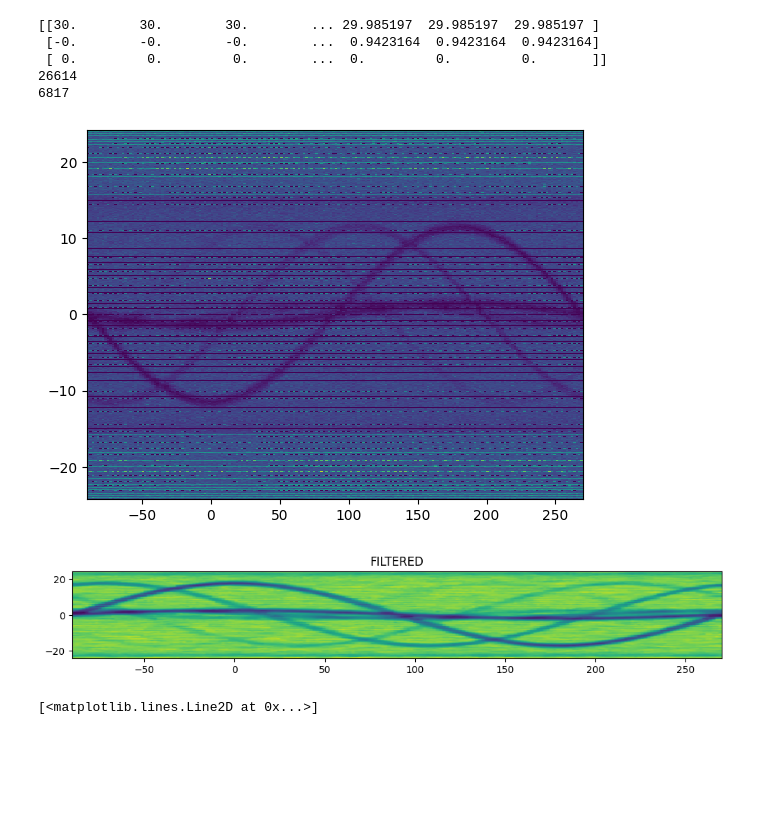
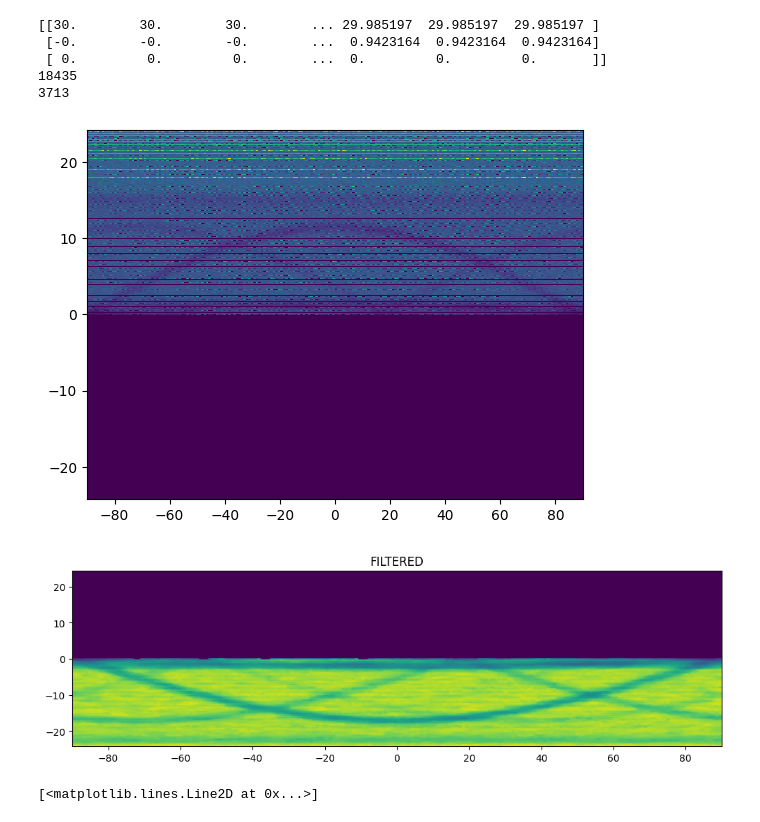
Before and after one commit to crispim-enc/Infinity-Tomographic-Reconstruction, a Jupyter notebook: examples/SinogramTest.ipynb, the cells around one changed output. Cells and saved outputs as stored; diff of their text form; code cells hidden in the pictures; blank space fills up the shorter version.

```diff
--- a/examples/SinogramTest.ipynb
+++ b/examples/SinogramTest.ipynb
@@ -61,44 +63,44 @@ plt.hist2d(listModeBody_read["AXIAL_MOTOR"], listModeBody_read["FAN_MOTOR"], bin
 # %%
 print(geometry._originSystemWK)
-midpointFace = (geometry._verticesB[:,3] + geometry._verticesB[:,7]) / 2
+midpointFace = (geometry._verticesB[:,7] + geometry._verticesB[:,0]) / 2
 analytical=AnalyticalReconstruction(initial_points=geometry.sourceCenter, end_points=geometry.centerFace, rebinning="reb")
 number_bins_s =len(np.unique(analytical.sinoClass.s))
 
 
 number_bins_phi =len(np.unique(analytical.sinoClass.phi))
 print(number_bins_phi)
 print(number_bins_s)
-sino=analytical.sinoClass.projected_sinogram(bins_x=200, bins_y=480, rebining_x=1, rebining_y=1)
+sino=analytical.sinoClass.projected_sinogram(bins_x=200, bins_y=481, rebining_x=1, rebining_y=1)
 sino_filtered = median_filter(sino[0], 5)
 sino_filtered = sino_filtered[:,80:-80]
 analytical.FBP2D()
 
 plt.figure(figsize=(12,6))
 plt.title("FILTERED")
 
 plt.imshow(sino_filtered.T, extent=[sino[1].min(), sino[1].max(), sino[2].min(), sino[2].max()])
 #sino_new=sino[0].T
 #sino_new=sino_new[9:51,:]
 #k=0.25*np.ones([3,3])
 #sino_new=signal.convolve(sino[0].T,k,mode='same',)
 #im=iradon(sino[0].T, theta=sino[1][:-1], circle=True,
 #       filter_name="ramp",
 #       output_size=int(sino[0].shape[1]))
 
 # im=iradon_sart(sino[0].T, theta=sino[1][:-1])
 # im=analytical.im
 theta = np.arange(0,360,1.8)
 im=iradon(sino_filtered.T, theta=theta, circle=True,
        filter_name="ramp",
        output_size=int(np.ceil(sino[0].shape[1]*0.7)))
 # %% [output]
 [[30.        30.        30.        ... 29.985197  29.985197  29.985197 ]
  [-0.        -0.        -0.        ...  0.9423164  0.9423164  0.9423164]
  [ 0.         0.         0.        ...  0.         0.         0.       ]]
-26614
-6817
+18435
+3713
-[figure, old version]
+[figure, new version]
-[figure, old version]
+[figure, new version]
 # %%
 plt.plot(geometry.sourceCenter[:10000,0], geometry.sourceCenter[:10000,1], "ro")
 plt.plot(geometry.centerFace[:10000,0], geometry.centerFace[:10000,1], "bo")
```
Also changed, not shown: parts of 7 cells of this notebook, 9 other files.
